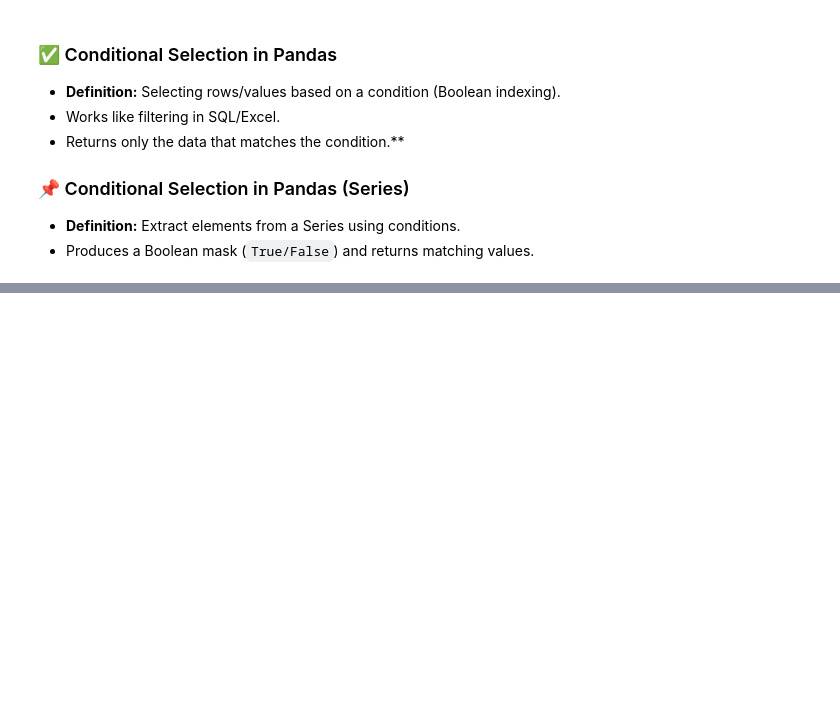
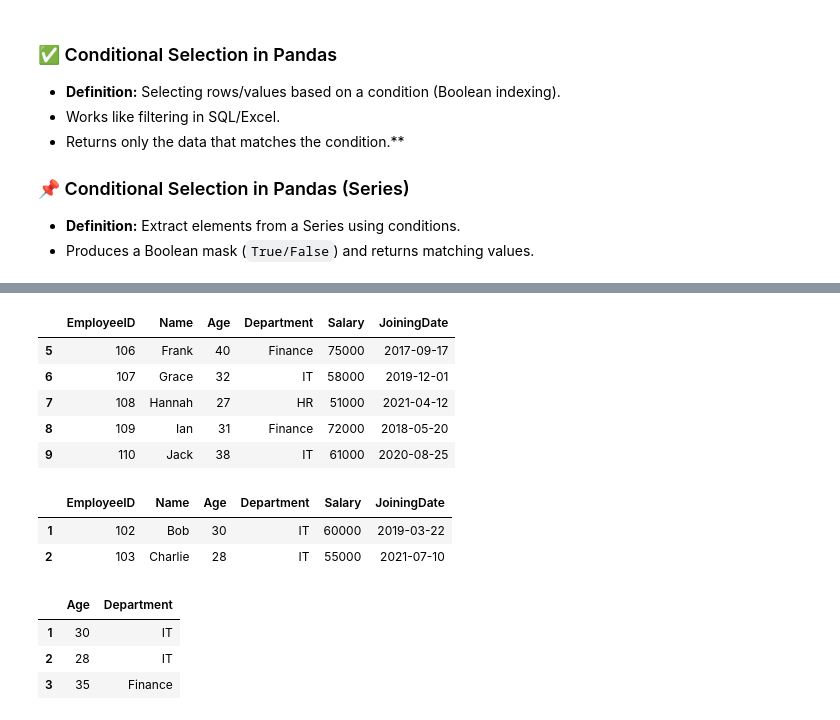
Before and after one commit to VaibhavBajpaij/Python-Library, a Jupyter notebook: Pandas.ipynb, the cells around one changed output, grey strips where cells are left out. Cells and saved outputs as stored; diff of their text form; code cells hidden in the pictures; blank space fills up the shorter version.

```diff
--- a/Pandas.ipynb
+++ b/Pandas.ipynb
@@ -344,0 +492,24 @@ Values: [0.3 1.1 0.9 0.8 0.5 2.6 0.6 0.5 0.8 0.7 1.4 1.2 1.1 1.7 0.6 0.8 1.  0.9
+# %%
+df.tail()
+# %% [output]
+|  | EmployeeID | Name | Age | Department | Salary | JoiningDate |
+| 5 | 106 | Frank | 40 | Finance | 75000 | 2017-09-17 |
+| 6 | 107 | Grace | 32 | IT | 58000 | 2019-12-01 |
+| 7 | 108 | Hannah | 27 | HR | 51000 | 2021-04-12 |
+| 8 | 109 | Ian | 31 | Finance | 72000 | 2018-05-20 |
+| 9 | 110 | Jack | 38 | IT | 61000 | 2020-08-25 |
+# %%
+# using loc and iloc
+
+df.iloc[1:3]
+# %% [output]
+|  | EmployeeID | Name | Age | Department | Salary | JoiningDate |
+| 1 | 102 | Bob | 30 | IT | 60000 | 2019-03-22 |
+| 2 | 103 | Charlie | 28 | IT | 55000 | 2021-07-10 |
+# %%
+df.loc[1:3,["Age","Department"]]
+# %% [output]
+|  | Age | Department |
+| 1 | 30 | IT |
+| 2 | 28 | IT |
+| 3 | 35 | Finance |
```
Also changed, not shown: parts of 19 cells of this notebook.
